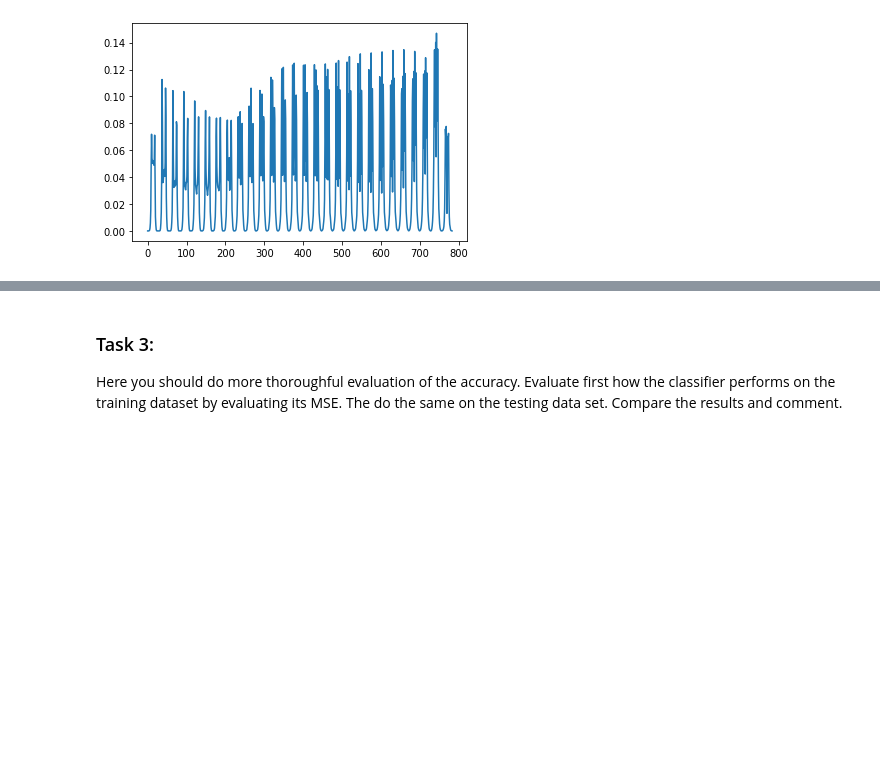
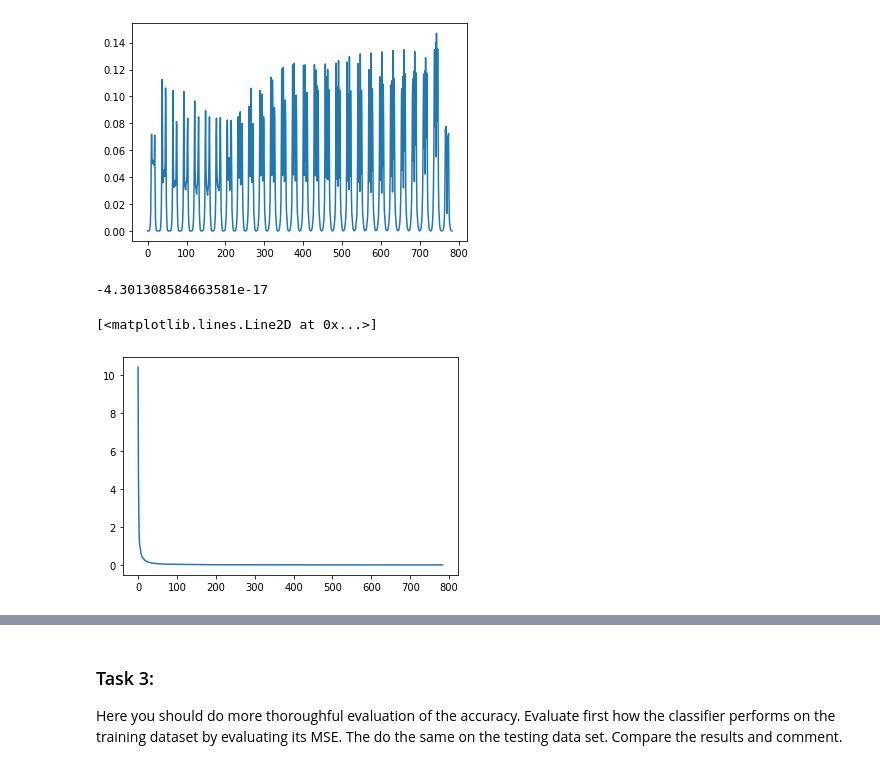
Before and after one commit to sarathiringer/DeepLearningAICourseFall2020, a Jupyter notebook: Lab2Student.ipynb, the cells around one changed output, grey strips where cells are left out. Cells and saved outputs as stored; diff of their text form; code cells hidden in the pictures; blank space fills up the shorter version.

```diff
--- a/Lab2Student.ipynb
+++ b/Lab2Student.ipynb
@@ -682,21 +707,25 @@ print(np.var(t_shirt_images[2,:]))
 *Comment*: The variances are pretty close to the diagonal in the covariance, as it should be, but they should actually be the same. I think this is just because of small calculation differences.
 # %%
 # Easy way to do same thing for all classes
+def means_and_covs(train_labels, train_images_2D):
+    # List for the means
+    means = []
 
-# List for the means
-means = []
+    # List for the covariances
+    covs = []
 
-# List for the covariances
-covs = []
+    # Computing mean and cov for each item
+    for i in range(10):
+        index = train_labels==i
+        images = train_images_2D[index]
+        mean = np.mean(images, axis = 0)
+        cov = np.cov(np.transpose(images))
+        means.append(mean)
+        covs.append(cov)
 
-# Computing
-for i in range(10):
-    index = train_labels==i
-    images = train_images_2D[index]
-    mean = np.mean(images, axis = 0)
-    cov = np.cov(np.transpose(images))
-    means.append(mean)
-    covs.append(cov)
+    return means, covs
+# %%
+means, covs = means_and_covs(train_labels, train_images_2D)
 # %%
 # Checking so it seems to be right
 plt.figure()
@@ -725,0 +756,15 @@ def ML_classifier(x):
+# %%
+# Finding the eigenvalues and eigenvectors of the boot covariance matrix
+# as an example
+w, v = np.linalg.eig(covs[3])
+# %%
+# Finding the real part of a complex eigenvalue
+min(np.real(w))
+# %% [output]
+-4.301308584663581e-17
+# %%
+# Plotting all these real parts of the eigenvalues
+plt.plot(np.real(w))
+# %% [output]
+[<matplotlib.lines.Line2D at 0x...>]
+[figure, added]
```
Also changed, not shown: parts of 35 cells of this notebook, 1 other file.
